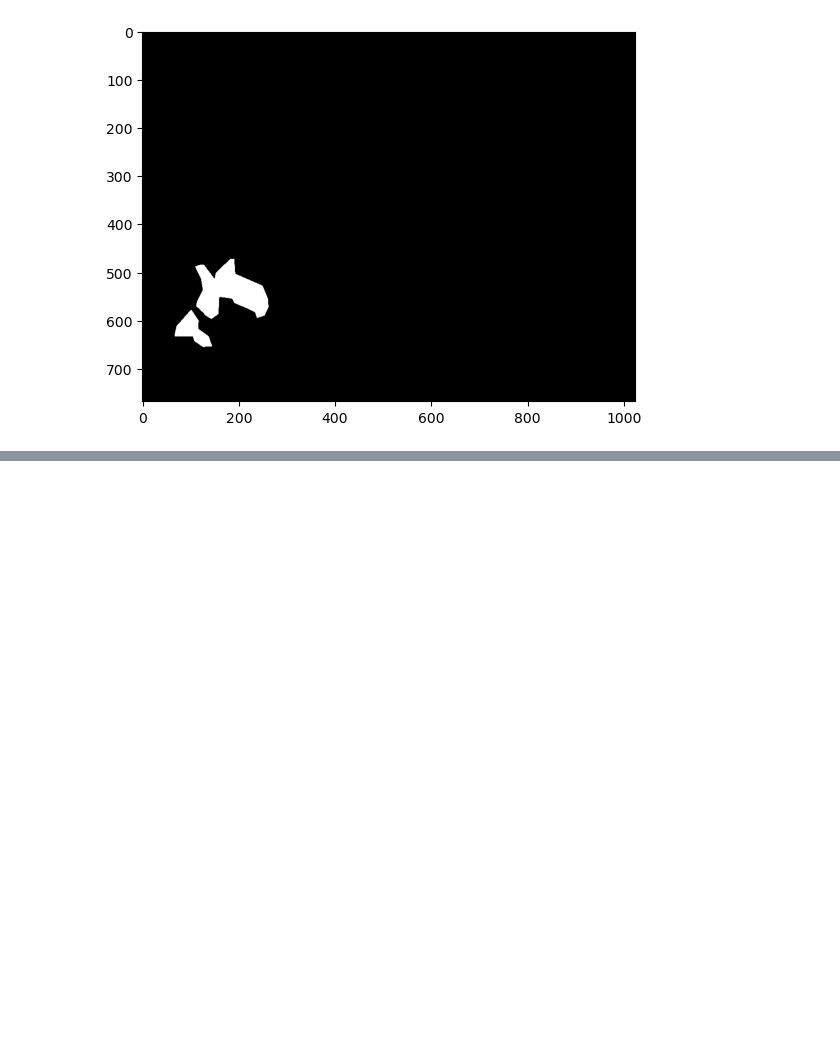
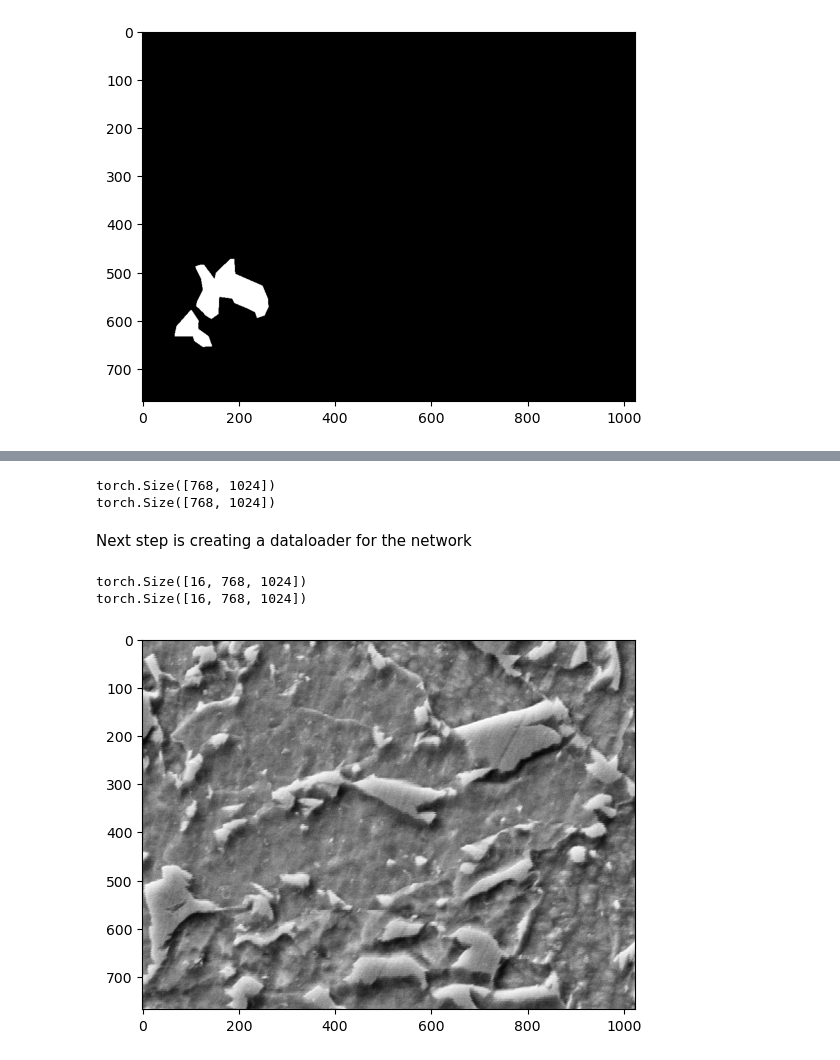
Before and after one commit to rzambrano1/semanticSegmentation_deepLearning_microstructureCharacterization, a Jupyter notebook: Model.ipynb, the cells around one changed output, grey strips where cells are left out. Saved outputs shown, nothing was run; the diff lists cells and outputs as text; code cells hidden in the pictures; blank space fills up the shorter version.

Commit message:
Dataloader and Data Class

```diff
--- a/Model.ipynb
+++ b/Model.ipynb
@@ -154,0 +159,44 @@ plt.show()
+# %%
+class DataLoaderSegmentation(data.Dataset):
+    def __init__(self, images: list, masks: list):
+        super(DataLoaderSegmentation, self).__init__()
+        assert len(images) == len(masks), 'Length of image list must be the same of masks list'
+        self.img = np.array(images)
+        self.msk = np.array(masks)
+
+    def __getitem__(self, index)->Tuple[Tensor]:
+            data = self.img[index]
+            label = self.msk[index]
+            return torch.from_numpy(data).float(), torch.from_numpy(label).float()
+
+    def __len__(self):
+        return len(self.img)
+# %%
+train_dataset = DataLoaderSegmentation(train_images,train_masks)
+test_dataset = DataLoaderSegmentation(test_images,test_masks)
+# %%
+print(train_dataset[0][0].shape)
+print(train_dataset[0][1].shape)
+# %% [output]
+torch.Size([768, 1024])
+torch.Size([768, 1024])
+# %% [markdown]
+Next step is creating a dataloader for the network
+# %%
+train_dataloader = DataLoader(train_dataset, batch_size=16, shuffle=True)
+test_dataloader = DataLoader(test_dataset, batch_size=16, shuffle=True)
+# %%
+# Testing dataloader
+train_images_testBatch, train_labels_testBatch = next(iter(train_dataloader))
+# %%
+print(train_labels_testBatch.shape)
+print(train_images_testBatch.shape)
+# %% [output]
+torch.Size([16, 768, 1024])
+torch.Size([16, 768, 1024])
+# %%
+# Showing a test image and its mask
+plt.imshow(train_images_testBatch[10], cmap=plt.cm.gray)
+plt.show()
+# %% [output]
+[figure, added]
```
Also changed, not shown: parts of 4 cells of this notebook.
